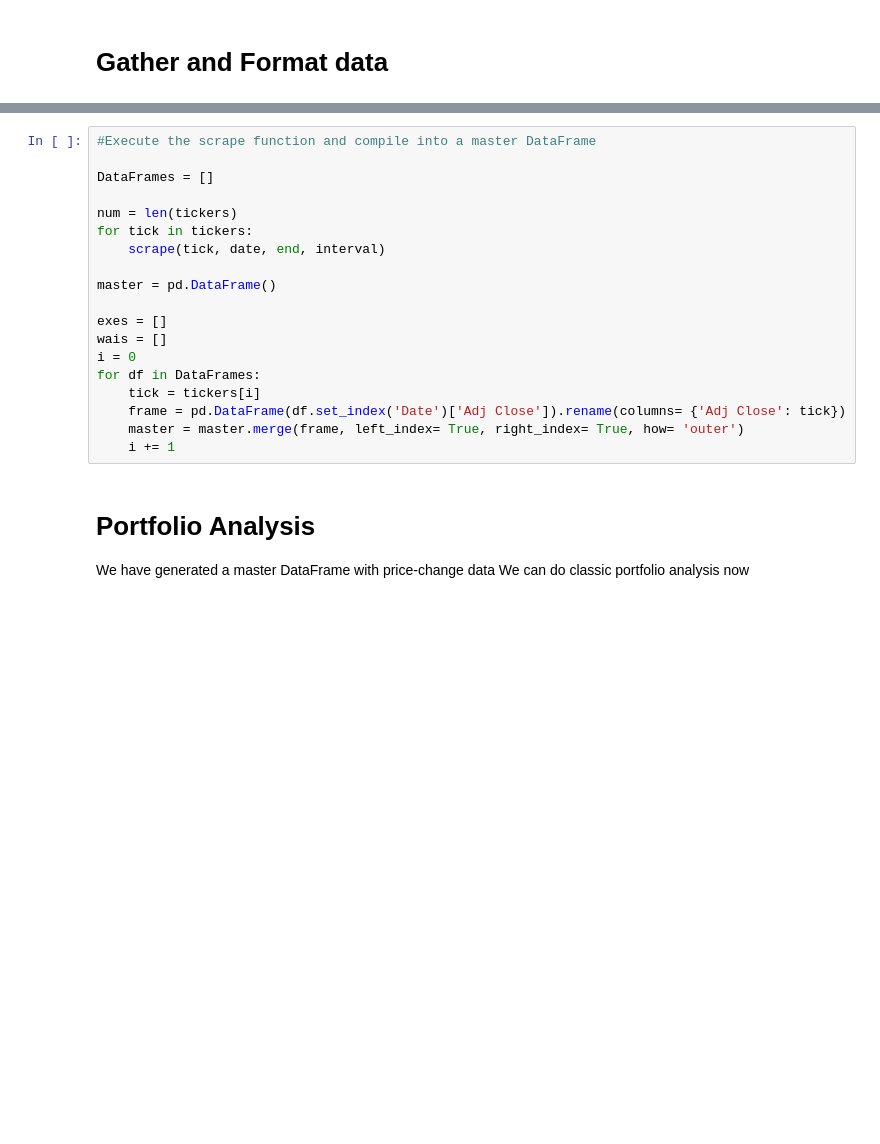
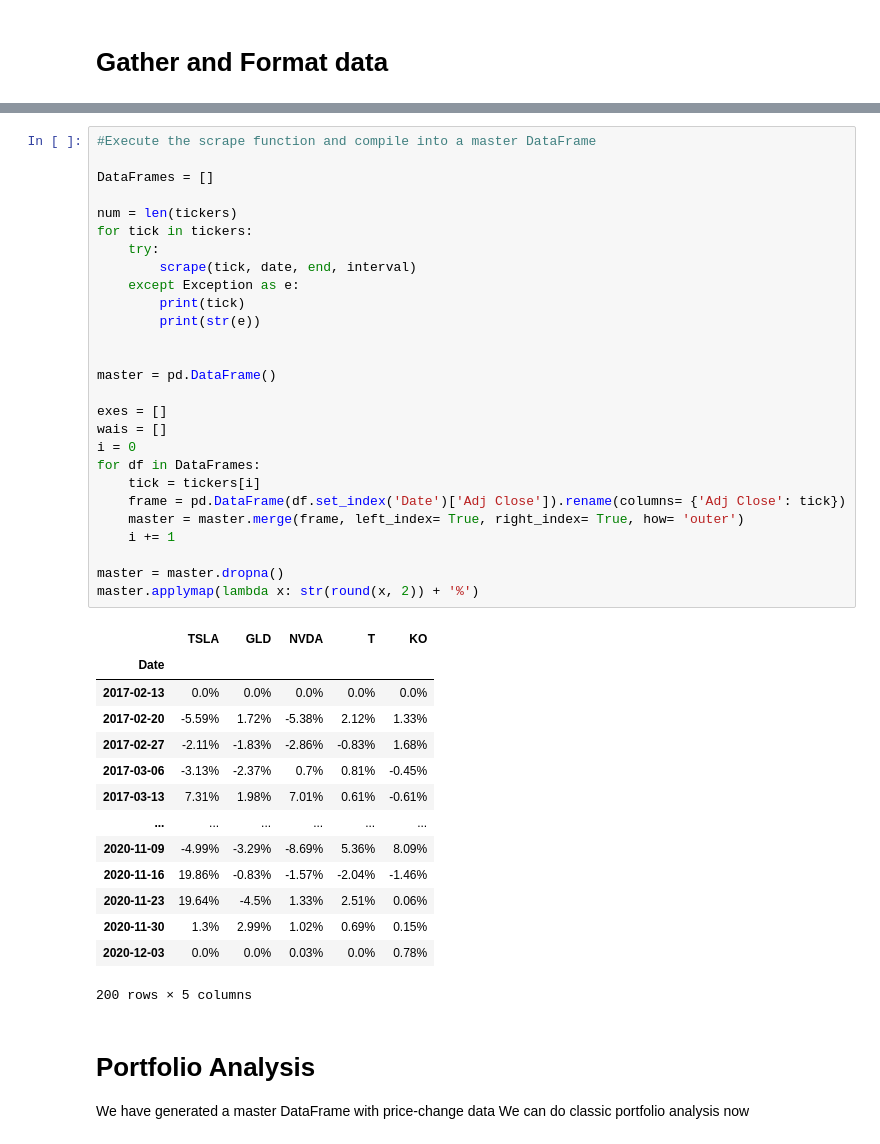
Before and after one commit to hjfeldy/Portfolio-Optimization, a Jupyter notebook: EfficientFrontier.ipynb, the cells around one changed output, grey strips where cells are left out. Cells and saved outputs as stored; diff of their text form; blank space fills up the shorter version.

```diff
--- a/EfficientFrontier.ipynb
+++ b/EfficientFrontier.ipynb
@@ -123,22 +129,45 @@ def scrape(ticker, start, end, interval):
 # %%
 #Execute the scrape function and compile into a master DataFrame
 
 DataFrames = []
 
 num = len(tickers)
 for tick in tickers:
-    scrape(tick, date, end, interval)
+    try:
+        scrape(tick, date, end, interval)
+    except Exception as e:
+        print(tick)
+        print(str(e))
+
 
 master = pd.DataFrame()
 
 exes = []
 wais = []
 i = 0
 for df in DataFrames:
     tick = tickers[i]
     frame = pd.DataFrame(df.set_index('Date')['Adj Close']).rename(columns= {'Adj Close': tick})
     master = master.merge(frame, left_index= True, right_index= True, how= 'outer')
     i += 1
+
+master = master.dropna()
+master.applymap(lambda x: str(round(x, 2)) + '%')
+# %% [output]
+|  | TSLA | GLD | NVDA | T | KO |
+| Date |  |  |  |  |  |
+| 2017-02-13 | 0.0% | 0.0% | 0.0% | 0.0% | 0.0% |
+| 2017-02-20 | -5.59% | 1.72% | -5.38% | 2.12% | 1.33% |
+| 2017-02-27 | -2.11% | -1.83% | -2.86% | -0.83% | 1.68% |
+| 2017-03-06 | -3.13% | -2.37% | 0.7% | 0.81% | -0.45% |
+| 2017-03-13 | 7.31% | 1.98% | 7.01% | 0.61% | -0.61% |
+| ... | ... | ... | ... | ... | ... |
+| 2020-11-09 | -4.99% | -3.29% | -8.69% | 5.36% | 8.09% |
+| 2020-11-16 | 19.86% | -0.83% | -1.57% | -2.04% | -1.46% |
+| 2020-11-23 | 19.64% | -4.5% | 1.33% | 2.51% | 0.06% |
+| 2020-11-30 | 1.3% | 2.99% | 1.02% | 0.69% | 0.15% |
+| 2020-12-03 | 0.0% | 0.0% | 0.03% | 0.0% | 0.78% |
+200 rows × 5 columns
 # %% [markdown]
 # Portfolio Analysis
 We have generated a master DataFrame with price-change data
```
Also changed, not shown: parts of 12 cells of this notebook, 1 other file.
